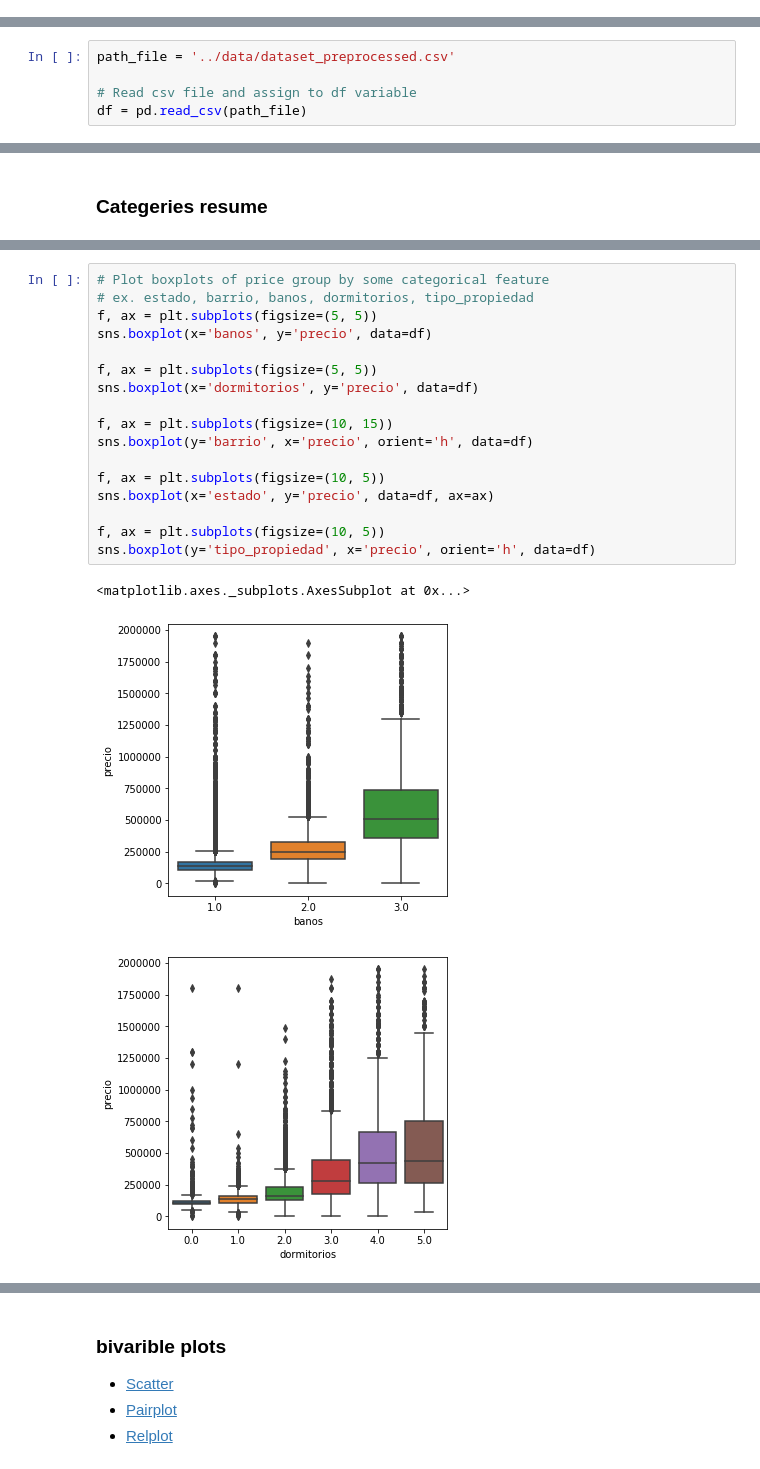
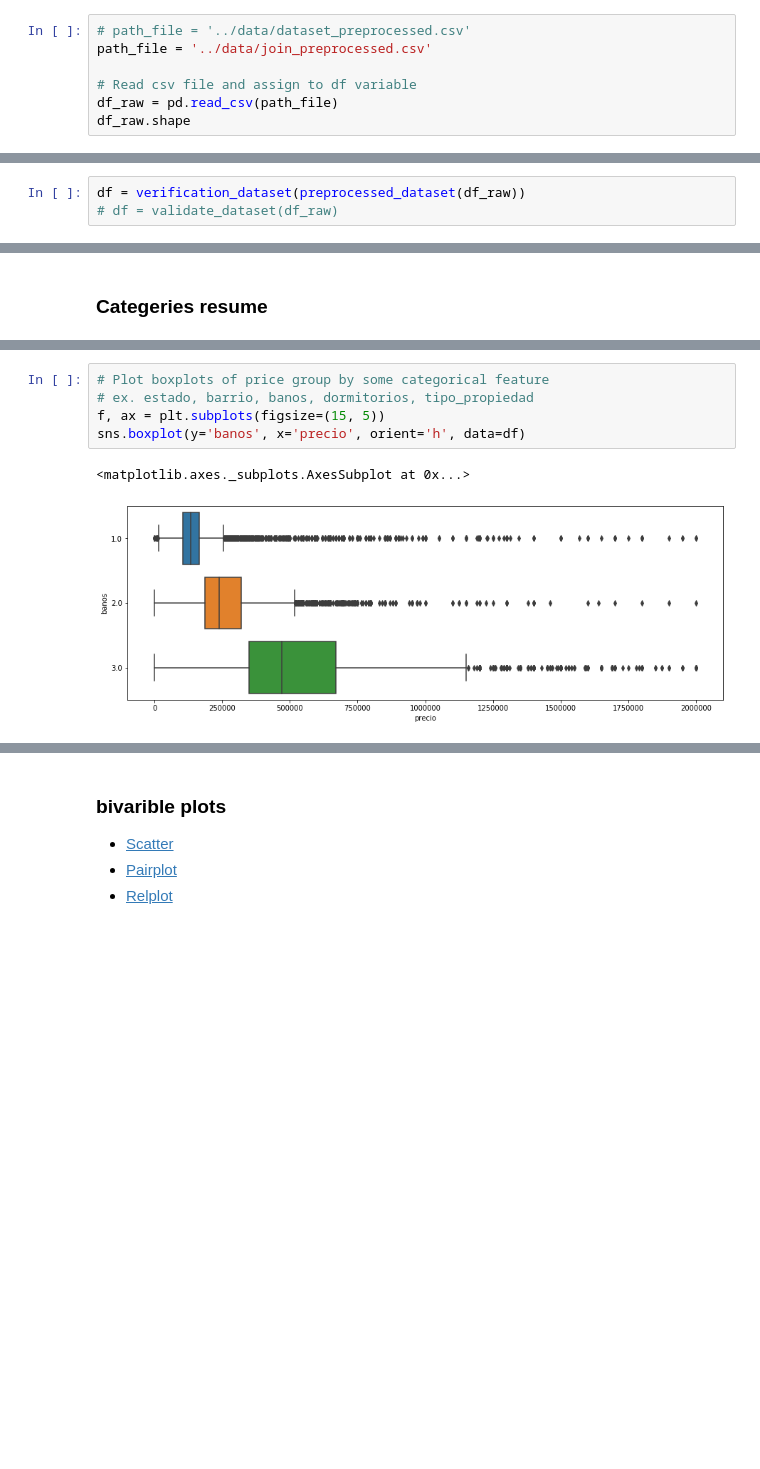
Before and after one commit to creyesp/houses-project, a Jupyter notebook: notebooks/First_day_workshop_solution.ipynb, the cells around one changed output, grey strips where cells are left out. Saved outputs shown, nothing was run; the diff lists cells and outputs as text; blank space fills up the shorter version.

```diff
--- a/notebooks/First_day_workshop_solution.ipynb
+++ b/notebooks/First_day_workshop_solution.ipynb
@@ -27,0 +76,7 @@ examples:
+# %%
+# path_file = '../data/dataset_preprocessed.csv'
+path_file = '../data/join_preprocessed.csv'
+
+# Read csv file and assign to df variable
+df_raw = pd.read_csv(path_file)
+df_raw.shape
@@ -27,0 +126,3 @@ examples:
+# %%
+df = verification_dataset(preprocessed_dataset(df_raw))
+# df = validate_dataset(df_raw)
@@ -60,5 +156,0 @@ pd.options.display.max_columns = None
-# %%
-path_file = '../data/dataset_preprocessed.csv'
-
-# Read csv file and assign to df variable
-df = pd.read_csv(path_file)
@@ -276,21 +350,8 @@ sns.distplot(df['precio'].dropna(), ax=ax)
 # %%
 # Plot boxplots of price group by some categorical feature
 # ex. estado, barrio, banos, dormitorios, tipo_propiedad
-f, ax = plt.subplots(figsize=(5, 5))
-sns.boxplot(x='banos', y='precio', data=df)
-
-f, ax = plt.subplots(figsize=(5, 5))
-sns.boxplot(x='dormitorios', y='precio', data=df)
-
-f, ax = plt.subplots(figsize=(10, 15))
-sns.boxplot(y='barrio', x='precio', orient='h', data=df)
-
-f, ax = plt.subplots(figsize=(10, 5))
-sns.boxplot(x='estado', y='precio', data=df, ax=ax)
-
-f, ax = plt.subplots(figsize=(10, 5))
-sns.boxplot(y='tipo_propiedad', x='precio', orient='h', data=df)
+f, ax = plt.subplots(figsize=(15, 5))
+sns.boxplot(y='banos', x='precio', orient='h', data=df)
 # %% [output]
 <matplotlib.axes._subplots.AxesSubplot at 0x...>
-[figure, old version]
+[figure, new version]
-[figure, removed]
```
Also changed, not shown: parts of 114 cells of this notebook, 9 other files.
